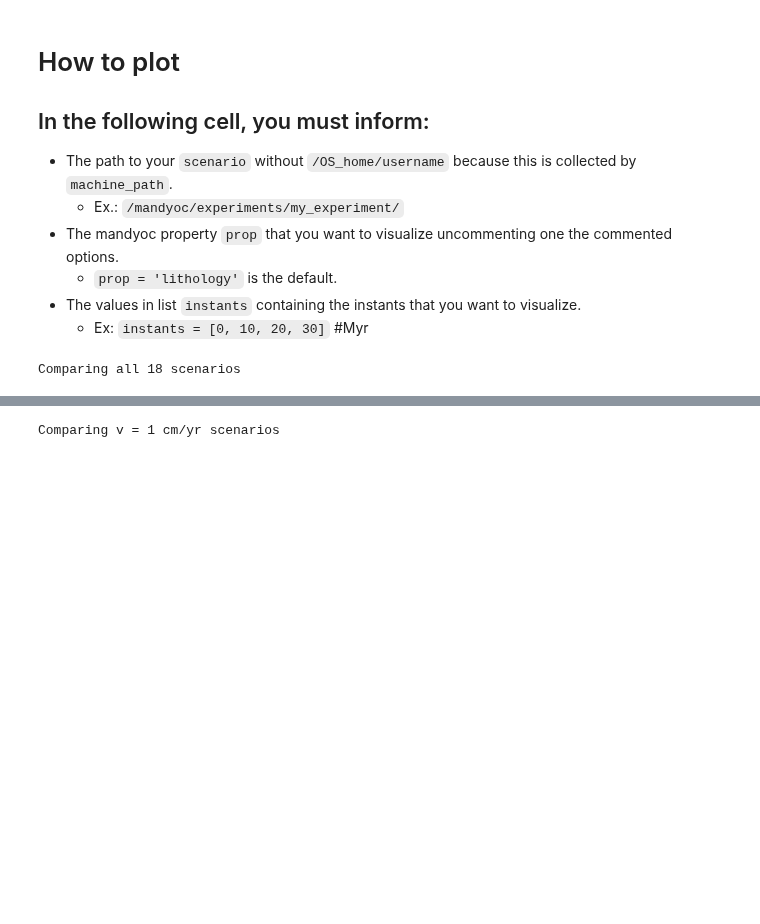
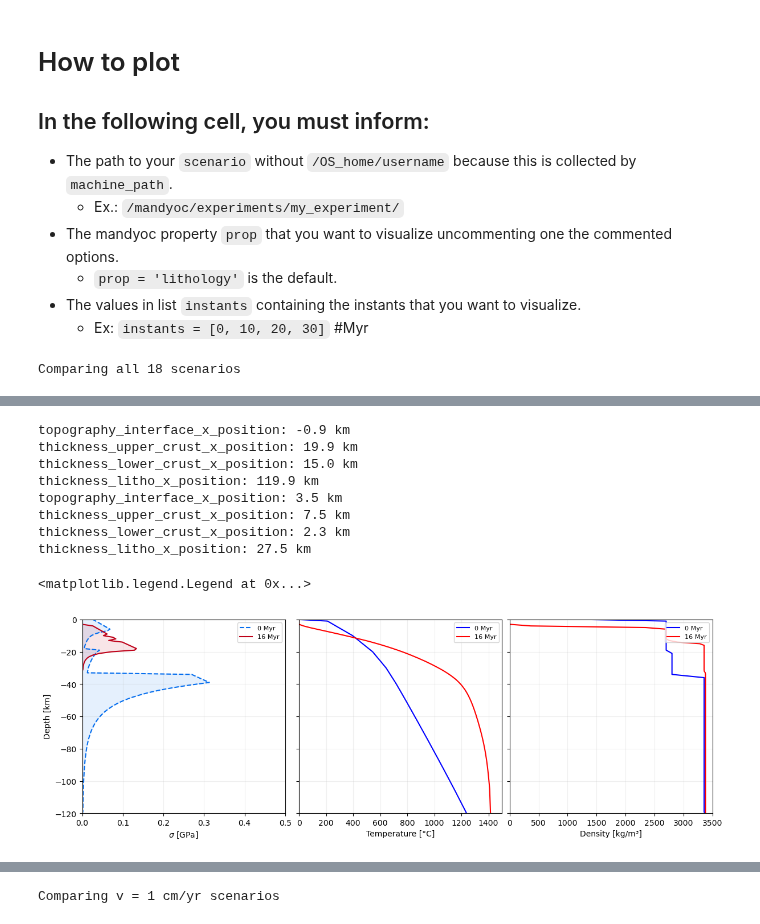
Before and after one commit to jopmas/scripts, a Jupyter notebook: rifting_article/plot_steps_comparison_with_YSE.ipynb, the cells around one changed output, grey strips where cells are left out. Saved outputs shown, nothing was run; the diff lists cells and outputs as text; code cells hidden in the pictures; blank space fills up the shorter version.

```diff
--- a/rifting_article/plot_steps_comparison_with_YSE.ipynb
+++ b/rifting_article/plot_steps_comparison_with_YSE.ipynb
@@ -44,9 +44,6 @@ from mandyocIO import read_datasets, change_dataset, plot_property, find_nearest
  - The values in list `instants` containing the instants that you want to visualize.
      - Ex: `instants = [0, 10, 20, 30]` #Myr
 # %%
-v = 1
-# v = 2
-
 #Set scenario path
 local = False
 if(local==True):
@@ -58,15 +55,15 @@ else:
 scenarios = [#c=1 - homogeneous
             f"{model_path}/Doutorado/cenarios/mandyoc/rifting/Melting/lit120km/DT230_Tp1350oC/v1/RFT_DT230_Tp1350oC_v1_Clc1_checkered_false",
             f"{model_path}/Doutorado/cenarios/mandyoc/rifting/Melting/lit120km/DT230_Tp1350oC/v2/RFT_DT230_Tp1350oC_v2_Clc1_checkered_false",
-            f"{model_path}/Doutorado/cenarios/mandyoc/rifting/Melting/lit120km/DT230_Tp1350oC/v3/RFT_DT230_Tp1350oC_v3_Clc1_checkered_false", #v3
+            f"{model_path}/Doutorado/cenarios/mandyoc/rifting/Melting/lit120km/DT230_Tp1350oC/v3/RFT_DT230_Tp1350oC_v3_Clc1_checkered_false",
             #c=10 - homogeneous
             f"{model_path}/Doutorado/cenarios/mandyoc/rifting/Melting/lit120km/DT230_Tp1350oC/v1/RFT_DT230_Tp1350oC_v1_Clc10_checkered_false",
             f"{model_path}/Doutorado/cenarios/mandyoc/rifting/Melting/lit120km/DT230_Tp1350oC/v2/RFT_DT230_Tp1350oC_v2_Clc10_checkered_false",
-            f"{model_path}/Doutorado/cenarios/mandyoc/rifting/Melting/lit120km/DT230_Tp1350oC/v2/RFT_DT230_Tp1350oC_v2_Clc10_checkered_false",#v3
+            f"{model_path}/Doutorado/cenarios/mandyoc/rifting/Melting/lit120km/DT230_Tp1350oC/v3/RFT_DT230_Tp1350oC_v3_Clc10_checkered_false",
             #c=1 - thinned
             f"{model_path}/Doutorado/cenarios/mandyoc/rifting/Melting/lithoramp/DT230_Tp1350oC/v1/RFT_lithoramp_DT230_Tp1350oC_v1_Clc1_checkered_false",
             f"{model_path}/Doutorado/cenarios/mandyoc/rifting/Melting/lithoramp/DT230_Tp1350oC/v2/RFT_lithoramp_DT230_Tp1350oC_v2_Clc1_checkered_false",
-            f"{model_path}/Doutorado/cenarios/mandyoc/rifting/Melting/lithoramp/DT230_Tp1350oC/v3/RFT_lithoramp_DT230_Tp1350oC_v3_Clc1_checkered_false",#v3
+            f"{model_path}/Doutorado/cenarios/mandyoc/rifting/Melting/lithoramp/DT230_Tp1350oC/v3/RFT_lithoramp_DT230_Tp1350oC_v3_Clc1_checkered_false",
             #c=10 - thinned
             f"{model_path}/Doutorado/cenarios/mandyoc/rifting/Melting/lithoramp/DT230_Tp1350oC/v1/RFT_lithoramp_DT230_Tp1350oC_v1_Clc10_checkered_false",
             f"{model_path}/Doutorado/cenarios/mandyoc/rifting/Melting/lithoramp/DT230_Tp1350oC/v2/RFT_lithoramp_DT230_Tp1350oC_v2_Clc10_checkered_false",
@@ -74,11 +71,11 @@ scenarios = [#c=1 - homogeneous
             #c=1 - crust40km
             f"{model_path}/Doutorado/cenarios/mandyoc/rifting/Melting/lit120km/DT230_Tp1350oC/crust40km/v1/RFT_DT230_Tp1350oC_crust40km_v1_Clc1_checkered_false",
             f"{model_path}/Doutorado/cenarios/mandyoc/rifting/Melting/lit120km/DT230_Tp1350oC/crust40km/v2/RFT_DT230_Tp1350oC_crust40km_v2_Clc1_checkered_false",
-            f"{model_path}/Doutorado/cenarios/mandyoc/rifting/Melting/lit120km/DT230_Tp1350oC/crust40km/v3/RFT_DT230_Tp1350oC_crust40km_v3_Clc1_checkered_false",#v3
+            f"{model_path}/Doutorado/cenarios/mandyoc/rifting/Melting/lit120km/DT230_Tp1350oC/crust40km/v3/RFT_DT230_Tp1350oC_crust40km_v3_Clc1_checkered_false",
             #c=10 - crust40km
             f"{model_path}/Doutorado/cenarios/mandyoc/rifting/Melting/lit120km/DT230_Tp1350oC/crust40km/v1/RFT_DT230_Tp1350oC_crust40km_v1_Clc10_checkered_false",
             f"{model_path}/Doutorado/cenarios/mandyoc/rifting/Melting/lit120km/DT230_Tp1350oC/crust40km/v2/RFT_DT230_Tp1350oC_crust40km_v2_Clc10_checkered_false",
-            f"{model_path}/Doutorado/cenarios/mandyoc/rifting/Melting/lit120km/DT230_Tp1350oC/crust40km/v2/RFT_DT230_Tp1350oC_crust40km_v2_Clc10_checkered_false",#V3
+            f"{model_path}/Doutorado/cenarios/mandyoc/rifting/Melting/lit120km/DT230_Tp1350oC/crust40km/v3/RFT_DT230_Tp1350oC_crust40km_v3_Clc10_checkered_false",
             ]
 print(f"Comparing all {len(scenarios)} scenarios")
 
@@ -434,0 +370,41 @@ Text(-0.48, 0.5, 'Homogeneous\nStrong Lower Crust\nCrust 40 km thick')
+# %%
+dataset = datasets[3]
+clc=10
+time_breakup = 16
+x_position = 910.0e3
+plt.close()
+fig, axs = plt.subplots(1, 3, figsize=(12,4), constrained_layout=True, sharey=True)
+axs[0].set_xlim(0, 0.5)
+axs[0].set_ylim(-120, 0)
+axs[0].set_xlabel(f'$\sigma$ [GPa]', fontsize=10)
+axs[0].set_ylabel('Depth [km]', fontsize=10)
+axs[0].grid('-k', alpha=0.2)
+
+T_profile0, Rho_profile0, z = calc_and_plot_YSE(axs[0], dataset, instant=0, x_position=x_position, clc=clc, linestyle='--', color='xkcd:cerulean blue', fill=True, alpha=0.1)
+T_profile, Rho_profile, z = calc_and_plot_YSE(axs[0], dataset, instant=np.round(time_breakup,2), x_position=x_position, clc=clc, linestyle='-', color='xkcd:scarlet', fill=True, alpha=0.1)
+axs[0].legend(loc='upper right', fontsize=8)
+
+axs[1].plot(T_profile0, -z/1e3+40, '-b', label=f'{0} Myr')
+axs[1].plot(T_profile, -z/1e3+40, '-r', label=f'{np.round(time_breakup,2)} Myr')
+axs[1].set_xlim(0, 1500)
+axs[1].set_xlabel('Temperature [°C]', fontsize=10)
+axs[1].grid('-k', alpha=0.2)
+axs[1].legend(loc='upper right', fontsize=8)
+
+axs[2].plot(Rho_profile0, -z/1e3+40, '-b', label=f'{0} Myr')
+axs[2].plot(Rho_profile, -z/1e3+40, '-r', label=f'{np.round(time_breakup,2)} Myr')
+axs[2].set_xlim(0, 3500)
+axs[2].set_xlabel('Density [kg/m³]', fontsize=10)
+axs[2].grid('-k', alpha=0.2)
+axs[2].legend(loc='upper right', fontsize=8)
+# %% [output]
+topography_interface_x_position: -0.9 km
+thickness_upper_crust_x_position: 19.9 km
+thickness_lower_crust_x_position: 15.0 km
+thickness_litho_x_position: 119.9 km
+topography_interface_x_position: 3.5 km
+thickness_upper_crust_x_position: 7.5 km
+thickness_lower_crust_x_position: 2.3 km
+thickness_litho_x_position: 27.5 km
+<matplotlib.legend.Legend at 0x...>
+[figure, added]
```
Also changed, not shown: parts of 2 cells of this notebook, 8 other files.
